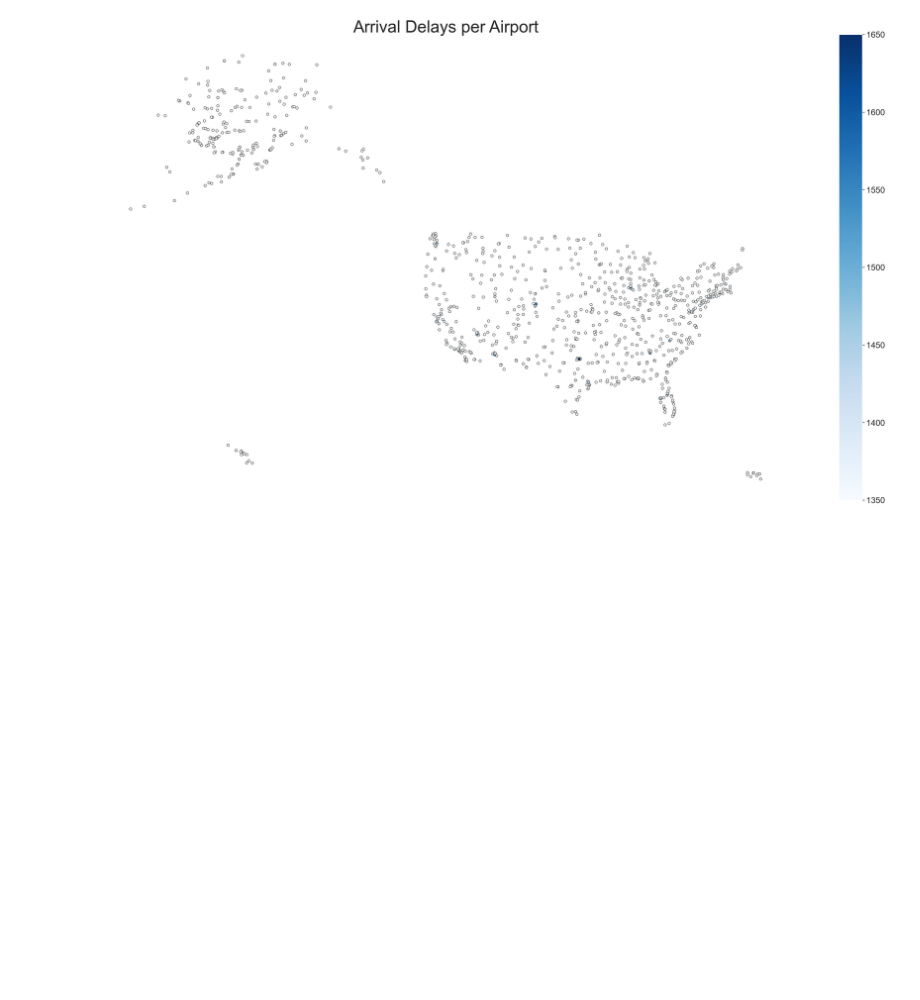
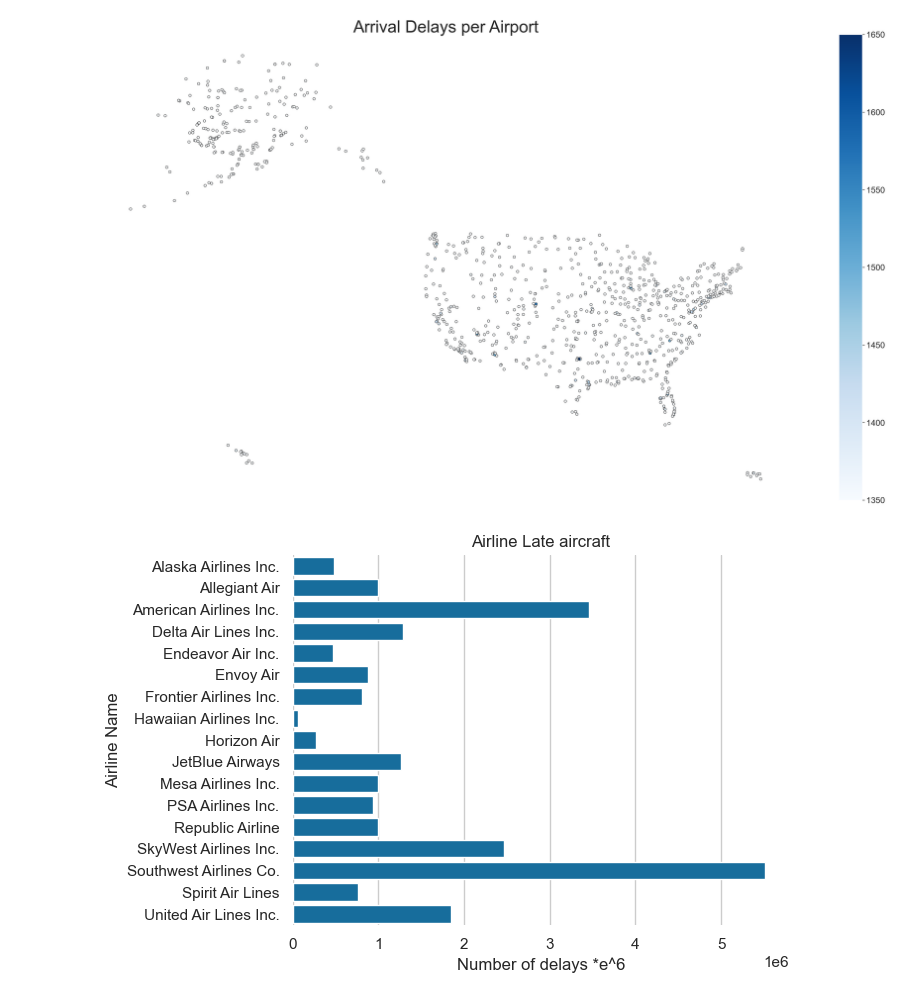
Before and after one commit to ubco-W2022T2-data301/project-group-group51, a Jupyter notebook: analysis/analysis2.ipynb, the cells around one changed output. Drawn from its saved outputs; the diff is of its cells as text; code cells hidden in the pictures; blank space fills up the shorter version.

```diff
--- a/analysis/analysis2.ipynb
+++ b/analysis/analysis2.ipynb
@@ -88,0 +75,13 @@ merged.plot('late_aircraft_ct',cmap = color, linewidth=0.8, ax=ax, edgecolor = '
+# %%
+airlinedatafiltered = pd.read_csv('../data/raw/airline_data_filtered.csv')
+df1 = airlinedatafiltered.groupby('carrier_name')['late_aircraft_delay'].sum().reset_index()
+sns.set_theme(style = "whitegrid")
+sns.set_color_codes("colorblind")
+#sns.barplot(data = airlineDatajan2021Dec2021, y = 'carrier_name',x = 'arr_flights', color = "b", errorbar=None).set(xlabel = "Number of arrival delays *e^6", title = "Airline arrival delays vs total flights",ylabel = "Airline Name")
+#sns.set_color_codes("muted")
+sns.barplot(data = df1, y = 'carrier_name',x = 'late_aircraft_delay', color = "b",errorbar=None).set(xlabel = "Number of delays *e^6",title = "Airline Late aircraft",ylabel = "Airline Name")
+sns.despine(left= True, bottom = True)
+labels = ['Flights', 'Late Aircraft delays']
+#plt.legend(labels, title = "Legend",bbox_to_anchor = (1,1), loc = "best")
+# %% [output]
+[figure, added]
```
Also changed, not shown: parts of 12 cells of this notebook, 1 other file.
